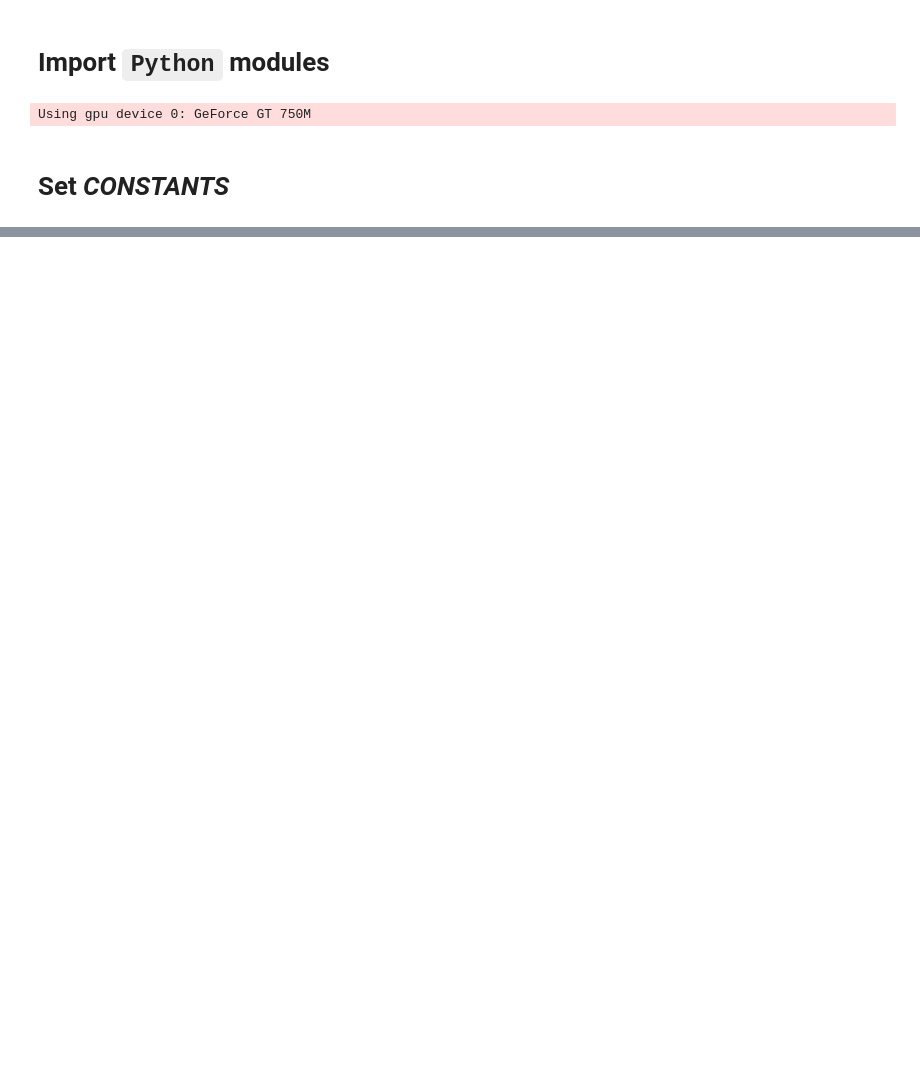
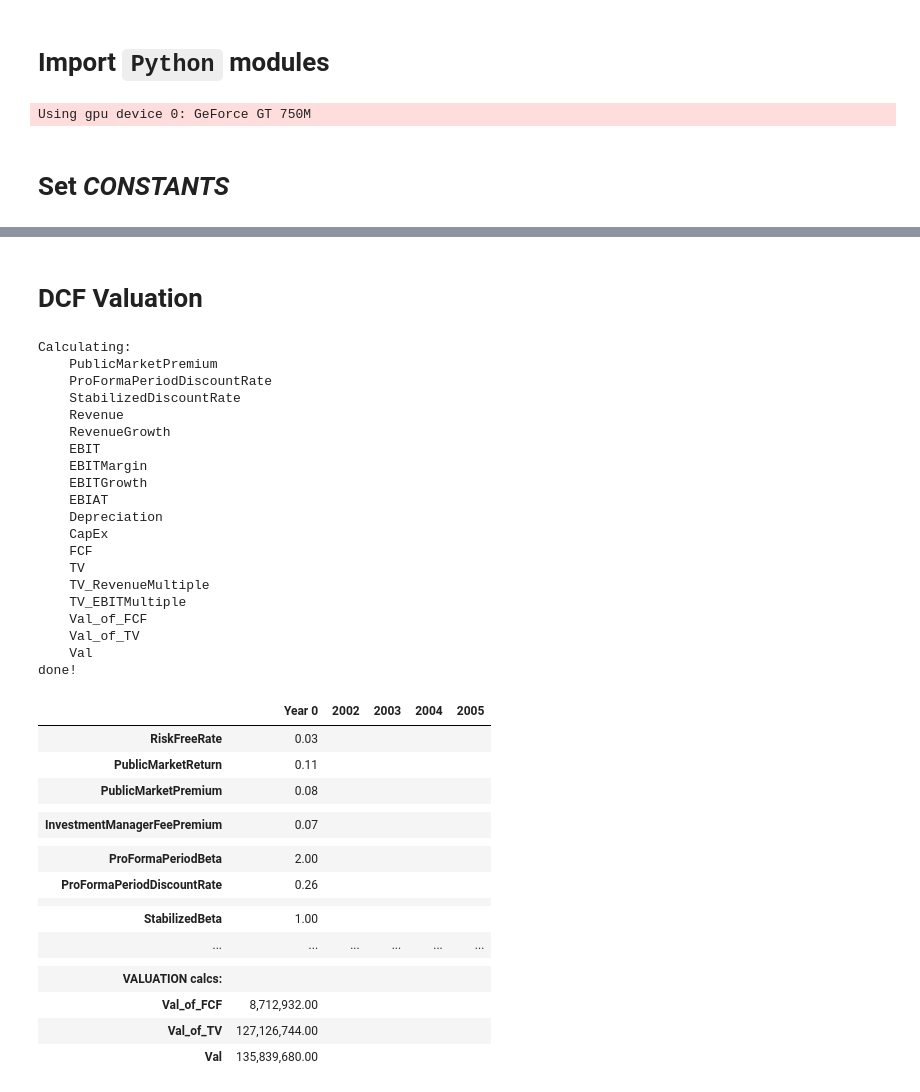
Before and after one commit to TheVinhLuong102/ChicagoBooth-EntrepreneurialFinancePrivateEquity, a Jupyter notebook: UltraVisual Medical Systems/UltraVisual Medical Systems.ipynb, the cells around one changed output, grey strips where cells are left out. Drawn from its saved outputs; the diff is of its cells as text; code cells hidden in the pictures; blank space fills up the shorter version.

```diff
--- a/UltraVisual Medical Systems/UltraVisual Medical Systems.ipynb
+++ b/UltraVisual Medical Systems/UltraVisual Medical Systems.ipynb
@@ -319,0 +95,80 @@ Detailed Cash Flow Calcs:
+# %%
+outputs = \
+    ['RiskFreeRate', 'PublicMarketReturn', 'PublicMarketPremium',
+     ' ',
+     'InvestmentManagerFeePremium',
+     '  ',
+     'ProFormaPeriodBeta', 'ProFormaPeriodDiscountRate',
+     '   ',
+     'StabilizedBeta', 'StabilizedDiscountRate',
+     '    ',
+     'REVENUE calcs:', 'Revenue', 'RevenueGrowth',
+     '     ',
+     'EBIT calcs:', 'EBIT', 'EBITMargin', 'EBITGrowth',
+     '      ',
+     'EBIAT calcs:', 'CorpTaxRate', 'EBIAT',
+     '       ',
+     'Depreciation',
+     'CapEx',
+     '        ',
+     'FCF & TV calcs:', 'FCF', 'LongTermGrowthRate', 'TV', 'TV_RevenueMultiple', 'TV_EBITMultiple',
+     '         ',
+     'VALUATION calcs:', 'Val_of_FCF', 'Val_of_TV', 'Val']
+# %% [markdown]
+# DCF Valuation
+# %%
+results_from_dcf = \
+    model(
+        outputs=outputs,
+        Revenue=ultra_visual_data_df.Revenue.tolist(),
+        EBIT=ultra_visual_data_df.EBIT.tolist(),
+        CorpTaxRate=US_CORP_TAX_RATE,
+        Depreciation=ultra_visual_data_df.Depreciation.tolist(),
+        CapEx=(NB_PRO_FORMA_YEARS + 1) * [1e-9],
+        RiskFreeRate=RISK_FREE_RATE,
+        PublicMarketReturn=PUB_MKT_RETURN,
+        InvestmentManagerFeePremium=VC_FEE_PREM,
+        ProFormaPeriodBeta=PEVC_BETA_FOR_PRO_FORMA_PERIOD,
+        StabilizedBeta=PUB_MKT_BETA,
+        LongTermGrowthRate=LONG_TERM_GROWTH_RATE)
+
+pandas.options.display.float_format = '{:,.2f}'.format
+results_from_dcf['data_frame'].T
+# %% [output]
+Calculating:
+    PublicMarketPremium
+    ProFormaPeriodDiscountRate
+    StabilizedDiscountRate
+    Revenue
+    RevenueGrowth
+    EBIT
+    EBITMargin
+    EBITGrowth
+    EBIAT
+    Depreciation
+    CapEx
+    FCF
+    TV
+    TV_RevenueMultiple
+    TV_EBITMultiple
+    Val_of_FCF
+    Val_of_TV
+    Val
+done!
+|  | Year 0 | 2002 | 2003 | 2004 | 2005 |
+| RiskFreeRate | 0.03 |  |  |  |  |
+| PublicMarketReturn | 0.11 |  |  |  |  |
+| PublicMarketPremium | 0.08 |  |  |  |  |
+|  |  |  |  |  |  |
+| InvestmentManagerFeePremium | 0.07 |  |  |  |  |
+|  |  |  |  |  |  |
+| ProFormaPeriodBeta | 2.00 |  |  |  |  |
+| ProFormaPeriodDiscountRate | 0.26 |  |  |  |  |
+|  |  |  |  |  |  |
+| StabilizedBeta | 1.00 |  |  |  |  |
+| ... | ... | ... | ... | ... | ... |
+|  |  |  |  |  |  |
+| VALUATION calcs: |  |  |  |  |  |
+| Val_of_FCF | 8,712,932.00 |  |  |  |  |
+| Val_of_TV | 127,126,744.00 |  |  |  |  |
+| Val | 135,839,680.00 |  |  |  |  |
```
Also changed, not shown: parts of 33 cells of this notebook.
